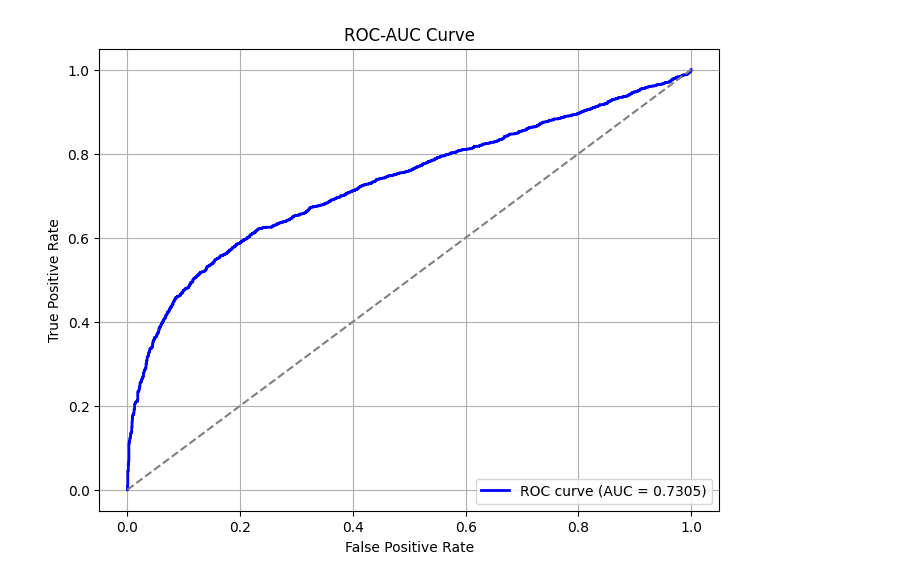
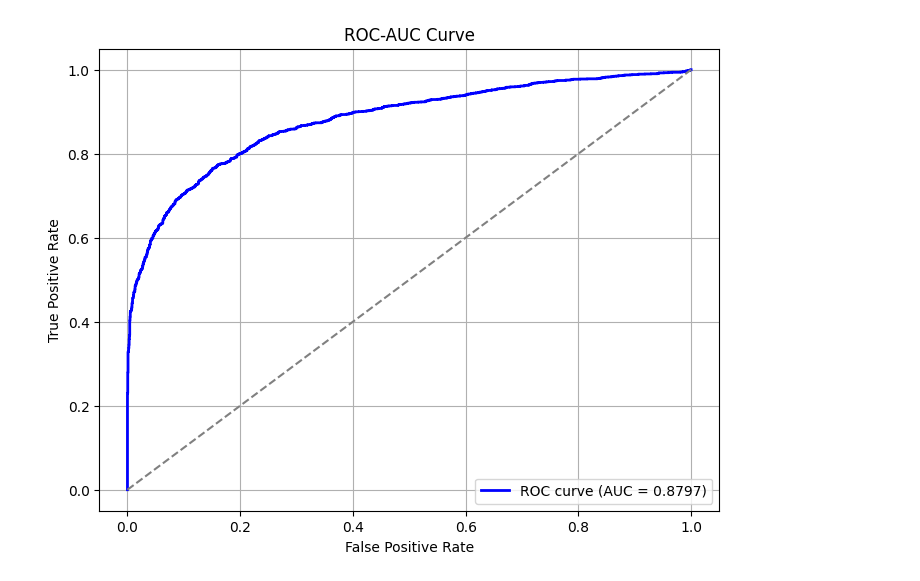
Before and after one commit to SrijitK10/DM-Net, a Jupyter notebook: testing.ipynb, the cells around one changed output. Saved outputs shown, nothing was run; the diff lists cells and outputs as text; code cells hidden in the pictures.

```diff
--- a/testing.ipynb
+++ b/testing.ipynb
@@ -5,21 +13,10 @@ Test samples: 26000
 # %%
-import tensorflow as tf
-import numpy as np
-import pandas as pd
-import cv2
-import os
-import argparse
-import matplotlib.pyplot as plt
-from sklearn.utils import shuffle
-from sklearn.metrics import accuracy_score, precision_score, recall_score, f1_score, roc_auc_score, roc_curve, auc
-
-from data import load_samples, data_generator
 
 # Suppress TensorFlow logs
 os.environ["TF_CPP_MIN_LOG_LEVEL"] = "2"
-# def fft_layer(x):
-#     x = tf.signal.fft2d(tf.cast(x, tf.complex64))
-#     return tf.abs(x)
+def fft_layer(x):
+    x = tf.signal.fft2d(tf.cast(x, tf.complex64))
+    return tf.abs(x)
 
 # Hyperparameters
 batch_size = 32
@@ -39,7 +36,8 @@ print(f"Number of test samples: {len(test_samples)}")
 test_generator = data_generator(test_samples, batch_size=batch_size,  num_classes=num_classes)
 
 # Load the trained model
-model = tf.keras.models.load_model("./models/DM_NET_DCT_FINAL.keras")
+model = tf.keras.models.load_model("./models/DM_NET_DFT_FINAL.keras", custom_objects={"fft_layer": fft_layer})
+# model = tf.keras.models.load_model("./models/DM_NET_DCT_FINAL.keras")
 
     # Predict on test set
 y_true = []
@@ -106,4 +104,4 @@ ROC-AUC Score: 0.7305
-[figure, old version]
+[figure, new version]
 # %%
 import tensorflow as tf
 import numpy as np
```
Also changed, not shown: parts of 4 cells of this notebook, 14 other files.
